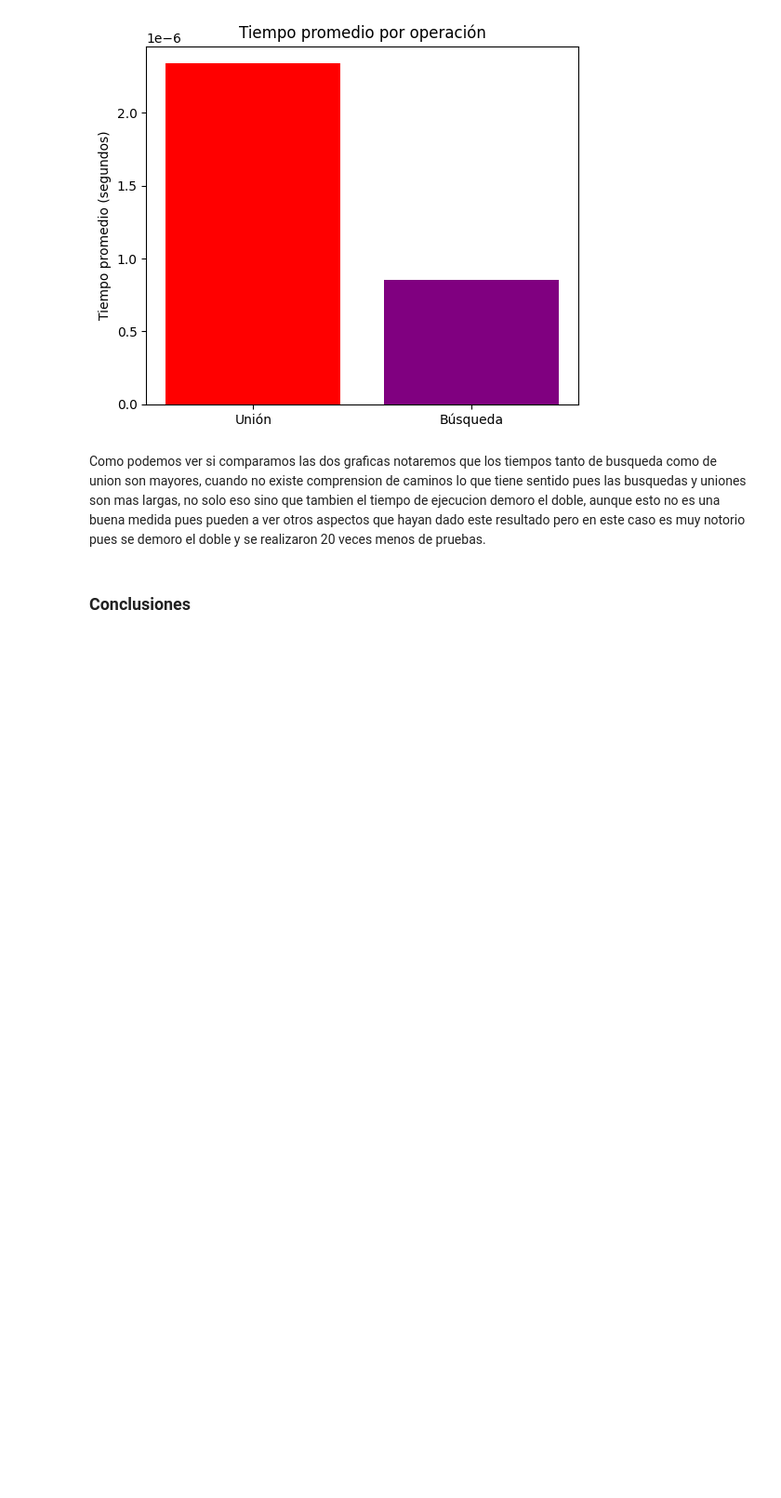
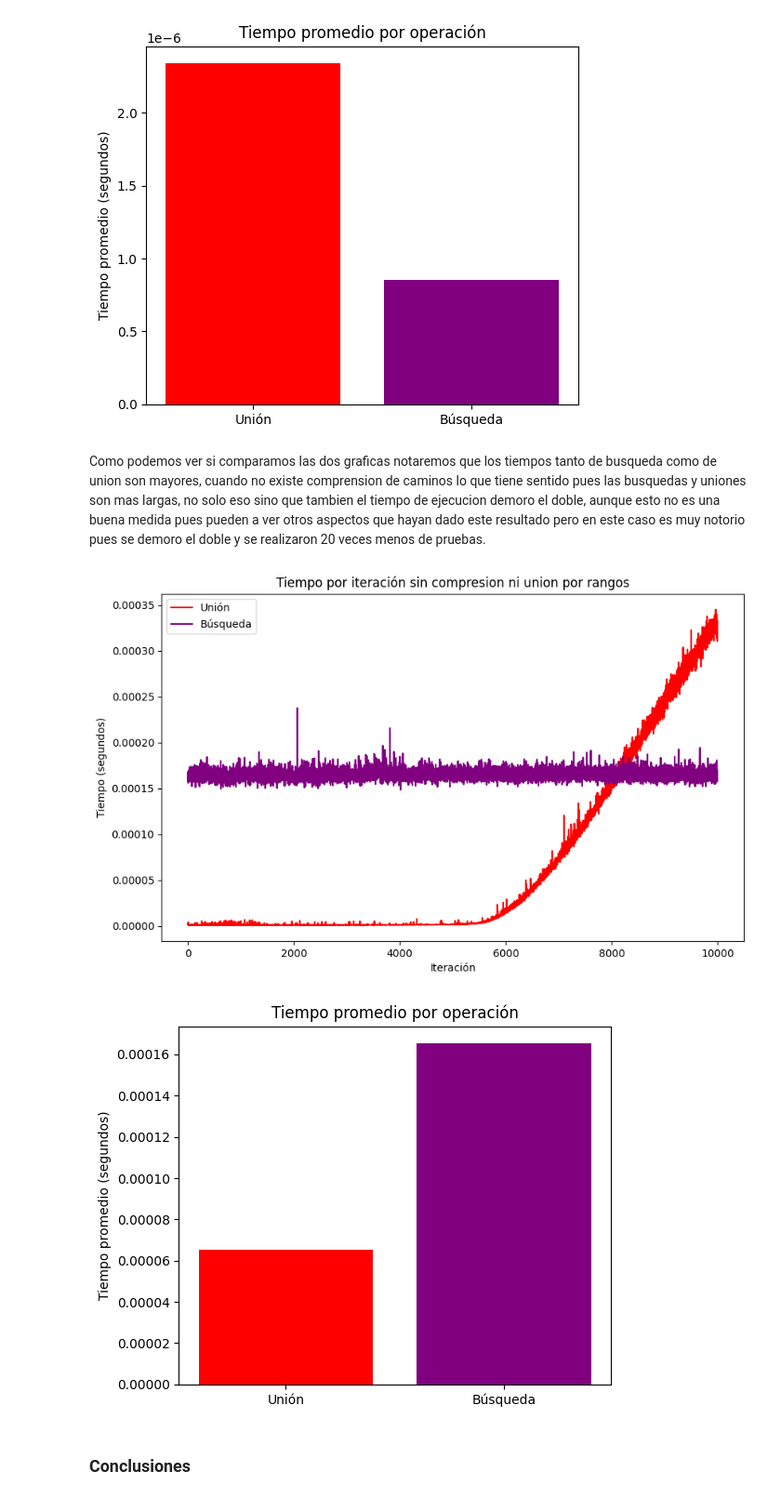
Before and after one commit to JaredMijailRE/Data-Structures, a Jupyter notebook: Analisys/analisysHash.ipynb, the cells around one changed output. Shown at 93% size. Cells and saved outputs as stored; diff of their text form; code cells hidden in the pictures; blank space fills up the shorter version.

Commit message:
new graph

```diff
--- a/Analisys/analisysHash.ipynb
+++ b/Analisys/analisysHash.ipynb
@@ -884,7 +884,7 @@ def medir_una(n):
     return t_u, t_f
 
 def medir_exp(e, n):
-    pool = multiprocessing.Pool(processes=14)
+    pool = multiprocessing.Pool(processes=10)
     res = [pool.apply_async(medir_una, (n,)) for _ in range(e)]
     pool.close()
     pool.join()
@@ -988,23 +988,26 @@ def medir_una(n):
         t_f.append(time.perf_counter() - ini)
     return t_u, t_f
 # %%
-exp = 10
-n = 1000
+exp = 1000
+n = 10000
 prom_u, prom_f, avg_u, avg_f = medir_exp(exp, n)
 it = np.arange(1, n + 1)
 plt.figure(figsize=(10, 6))
 plt.plot(it, prom_u, color='red', label='Unión')
 plt.plot(it, prom_f, color='purple', label='Búsqueda')
 plt.xlabel('Iteración')
 plt.ylabel('Tiempo (segundos)')
 plt.legend()
 plt.title('Tiempo por iteración sin compresion ni union por rangos')
 plt.show()
 plt.figure(figsize=(6, 5))
 plt.bar(['Unión', 'Búsqueda'], [avg_u, avg_f], color=['red', 'purple'])
 plt.ylabel('Tiempo promedio (segundos)')
 plt.title('Tiempo promedio por operación')
 plt.show()
+# %% [output]
+[figure, added]
+[figure, added]
 # %% [markdown]
 ### Conclusiones
 # %% [markdown]
```
Also changed, not shown: parts of 1 cell of this notebook.
